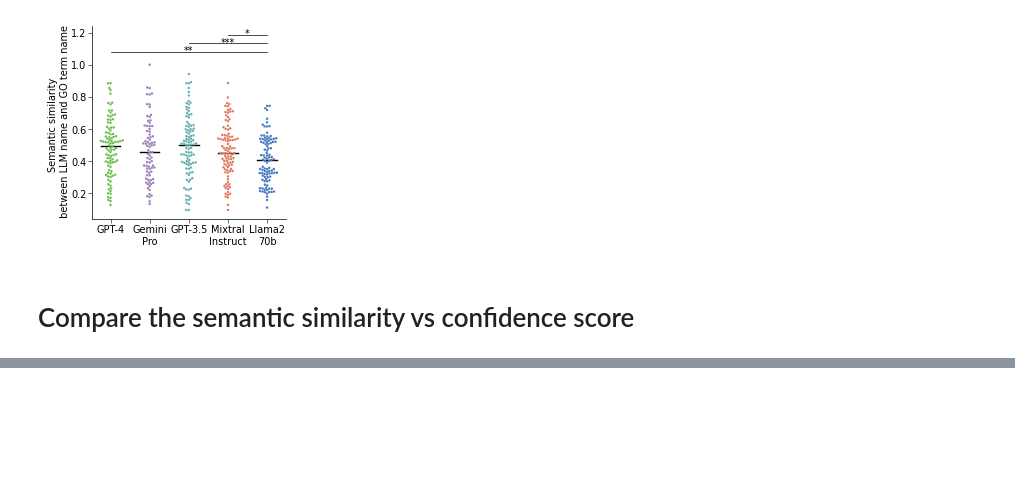
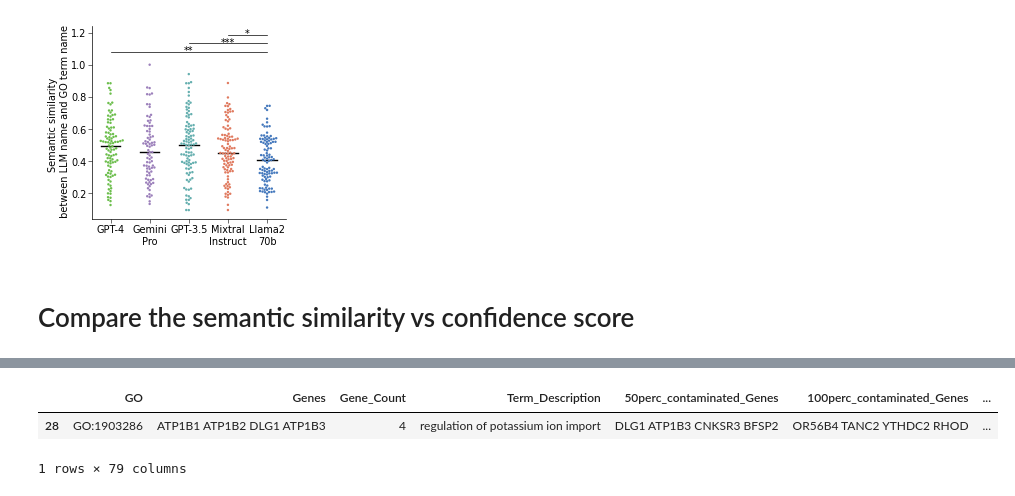
Before and after one commit to idekerlab/llm_evaluation_for_gene_set_interpretation, a Jupyter notebook: 3A.[model compare]compare_semantic_similarity.ipynb, the cells around one changed output, grey strips where cells are left out. Drawn from its saved outputs; the diff is of its cells as text; code cells hidden in the pictures; blank space fills up the shorter version.

```diff
--- a/3A.[model compare]compare_semantic_similarity.ipynb
+++ b/3A.[model compare]compare_semantic_similarity.ipynb
@@ -281,0 +350,6 @@ Llama2 70b correlation:  0.14668758679415983
+# %%
+combined_df.loc[(combined_df['model'] == 'Gemini Pro') & (combined_df['gemini_pro_default Score Bin'] == 'Low Confidence'),:]
+# %% [output]
+|  | GO | Genes | Gene_Count | Term_Description | 50perc_contaminated_Genes | 100perc_contaminated_Genes | ... |
+| 28 | GO:1903286 | ATP1B1 ATP1B2 DLG1 ATP1B3 | 4 | regulation of potassium ion import | DLG1 ATP1B3 CNKSR3 BFSP2 | OR56B4 TANC2 YTHDC2 RHOD | ... |
+1 rows × 79 columns
```
Also changed, not shown: parts of 3 cells of this notebook, 7 other files.
